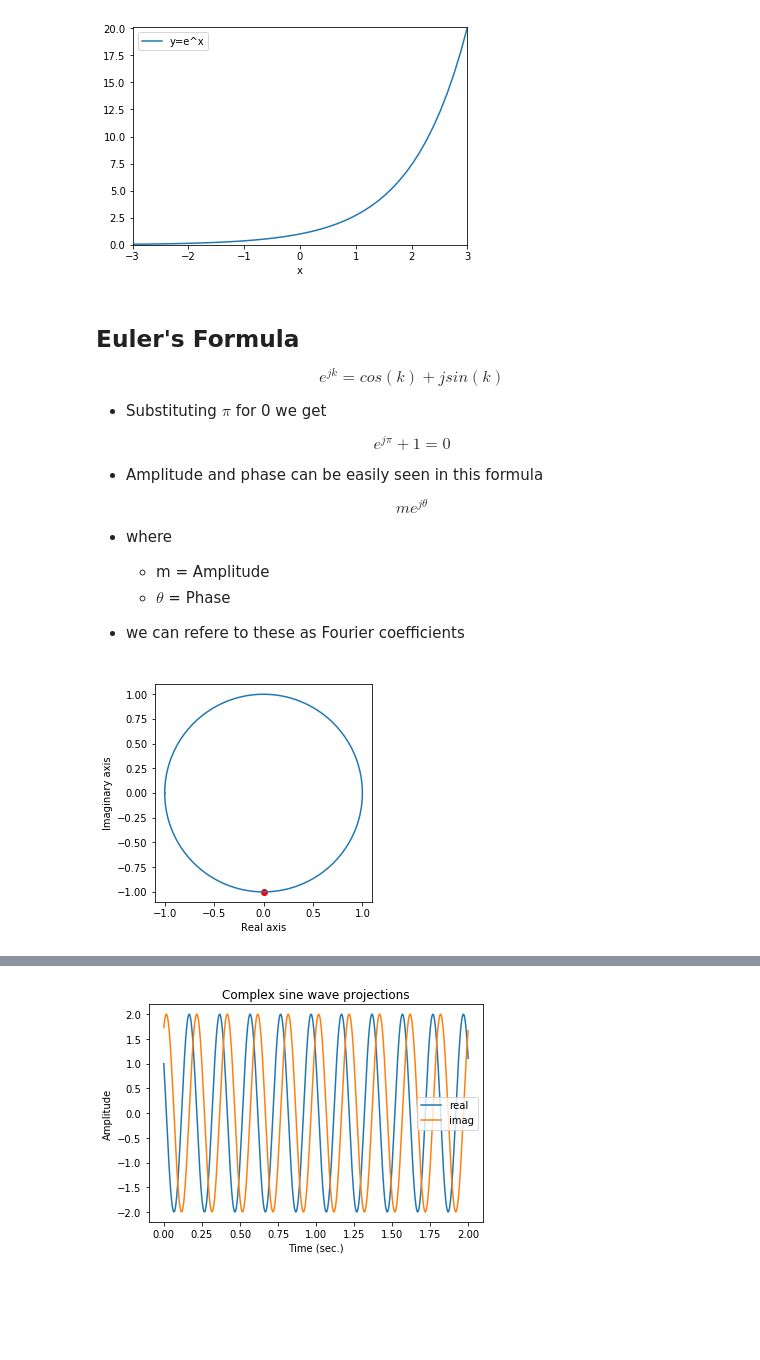
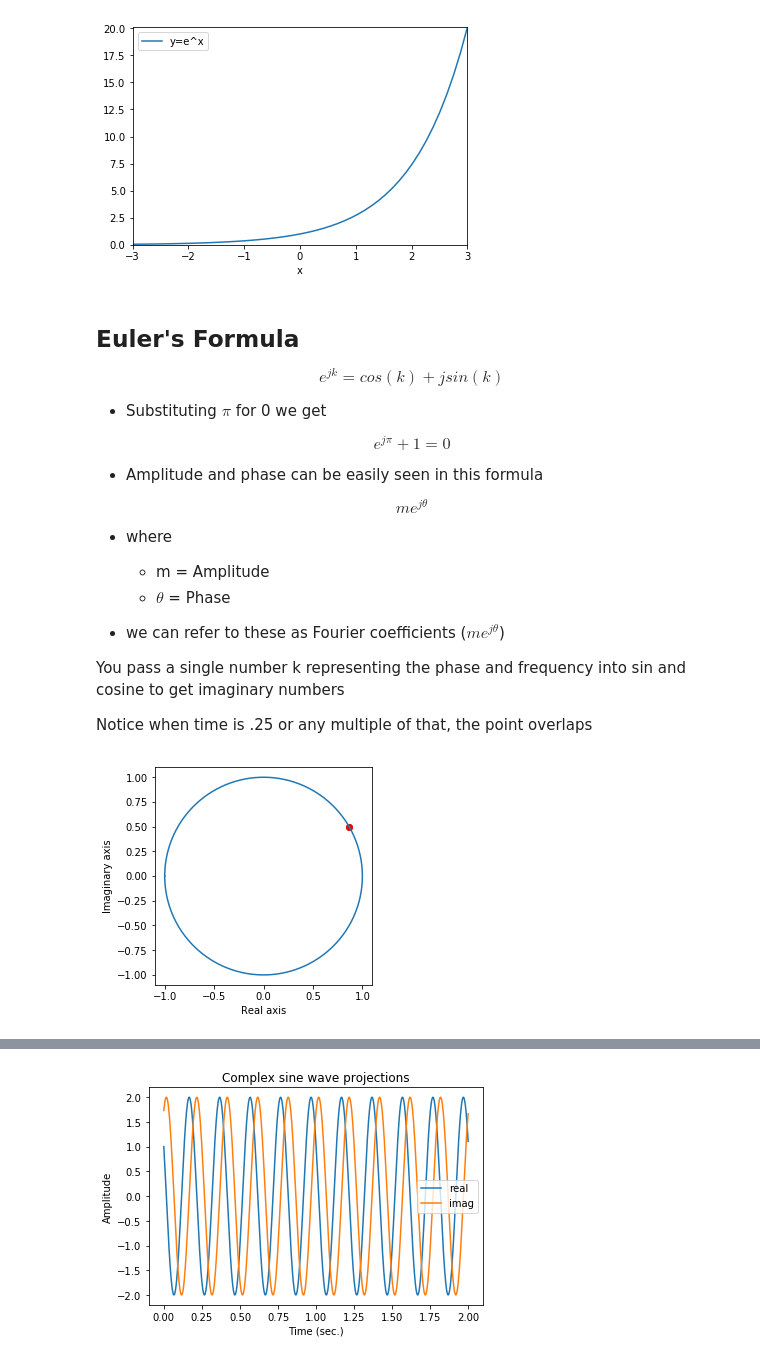
Before and after one commit to ChristianChiarulli/Signal-Analysis, a Jupyter notebook: FourierFoundations/Fourier_foundations.ipynb, the cells around one changed output, grey strips where cells are left out. Drawn from its saved outputs; the diff is of its cells as text; code cells hidden in the pictures; blank space fills up the shorter version.

```diff
--- a/FourierFoundations/Fourier_foundations.ipynb
+++ b/FourierFoundations/Fourier_foundations.ipynb
@@ -103,29 +141,39 @@ $$me^{j\theta}$$
     * $\theta$ = Phase
 
 
-* we can refere to these as Fourier coefficients
+* we can refer to these as Fourier coefficients ($me^{j\theta}$)
+
+You pass a single number k representing the phase and frequency into sin and cosine to get imaginary numbers
+
+Notice when time is .25 or any multiple of that, the point overlaps
 # %%
-# [cos(k),sin(k)] is on the unit circle for any real k
+# The point [cos(k),sin(k)] is on the unit circle for any real k
 
 # define k (any real number)
-k = -1/2*np.pi
+time = .25
+freq = 4
+phs = 1/6*np.pi
+k = 2*np.pi*freq*time+phs
 
 # Euler's notation
-euler = np.exp(1j*k)
+euler = np.exp(1j*k) # = cos(k) + jsin(k)
 
-# plot dot
+# plot the dot red will vary hold green constant
+plt.plot(np.cos(phs),np.sin(phs),'go')
 plt.plot(np.cos(k),np.sin(k),'ro')
 
 # draw unit circle for reference
-x = np.linspace(-np.pi,np.pi,num=100)
+x = np.linspace(-np.pi,np.pi, num=100) # < -- take 100 steps
+x = np.arange(-np.pi,np.pi,.01) # <-- take steps of .01
+
 plt.plot(np.cos(x),np.sin(x))
 
 # some plotting touch-ups
 plt.axis('square')
 plt.xlabel('Real axis'), plt.ylabel('Imaginary axis')
 plt.show()
 # %% [output]
-[figure, old version]
+[figure, new version]
 # %%
 # Euler's formula with arbitrary vector magnitude
 
```
Also changed, not shown: parts of 19 cells of this notebook, 3 other files.
